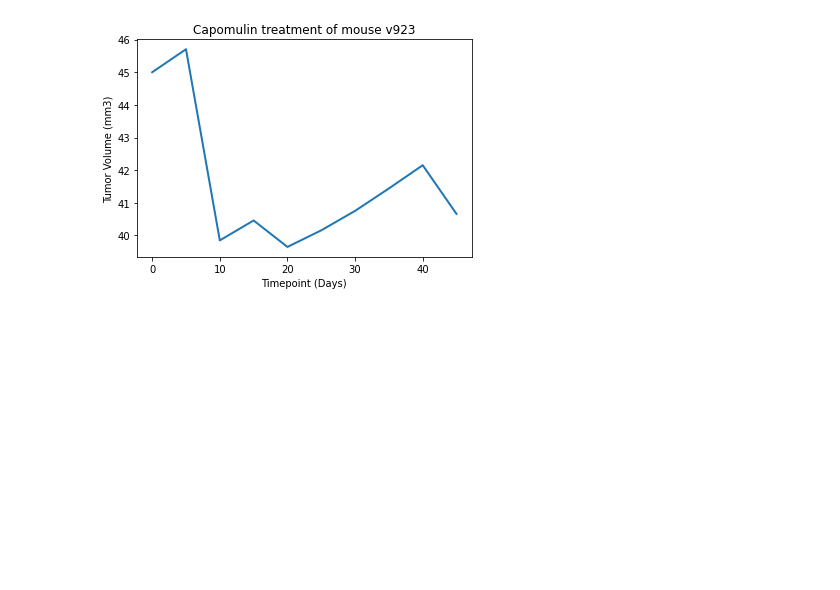
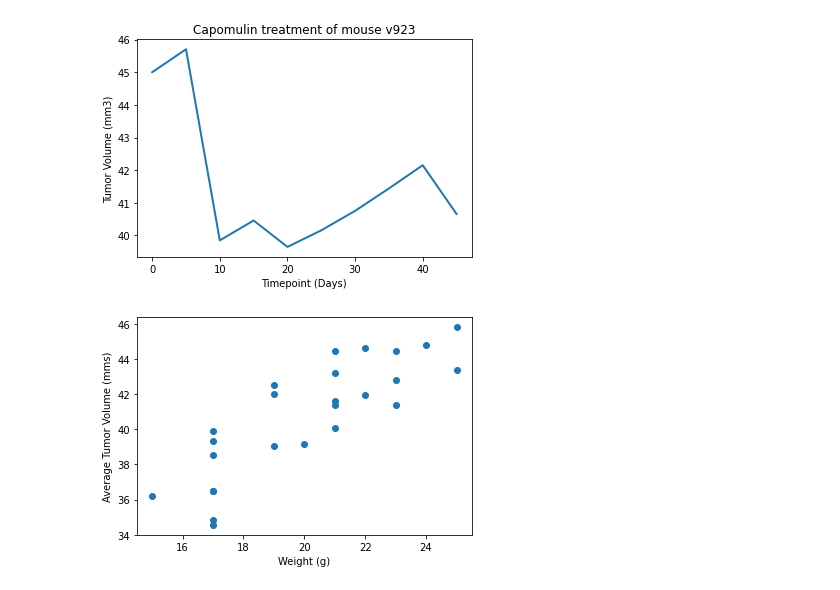
Before and after one commit to andrewdhawthorne/Module-5-Matplotlib-Challenge, a Jupyter notebook: Pymaceuticals/Pymaceuticals_student_solution.ipynb, the cells around one changed output. Drawn from its saved outputs; the diff is of its cells as text; code cells hidden in the pictures; blank space fills up the shorter version.

Commit message:
scatter plot

```diff
--- a/Pymaceuticals/Pymaceuticals_student_solution.ipynb
+++ b/Pymaceuticals/Pymaceuticals_student_solution.ipynb
@@ -458,3 +459,15 @@ plt.ylabel("Tumor Volume (mm3)")
 plt.show()
 # %% [output]
 [figure]
+# %%
+# Generate a scatter plot of mouse weight vs. the average observed tumor volume for the entire Capomulin regimen
+cap_weight_df = clean_study_data.loc[clean_study_data["Drug Regimen"] == "Capomulin"]
+avg_tum_col = cap_weight_df.groupby(["Mouse_ID"]).mean()
+
+plt.scatter(avg_tum_col["Weight (g)"], avg_tum_col["Tumor Volume (mm3)"])
+plt.xlabel("Weight (g)")
+plt.ylabel("Average Tumor Volume (mms)")
+
+plt.show()
+# %% [output]
+[figure, added]
```
Also changed, not shown: parts of 2 cells of this notebook.
